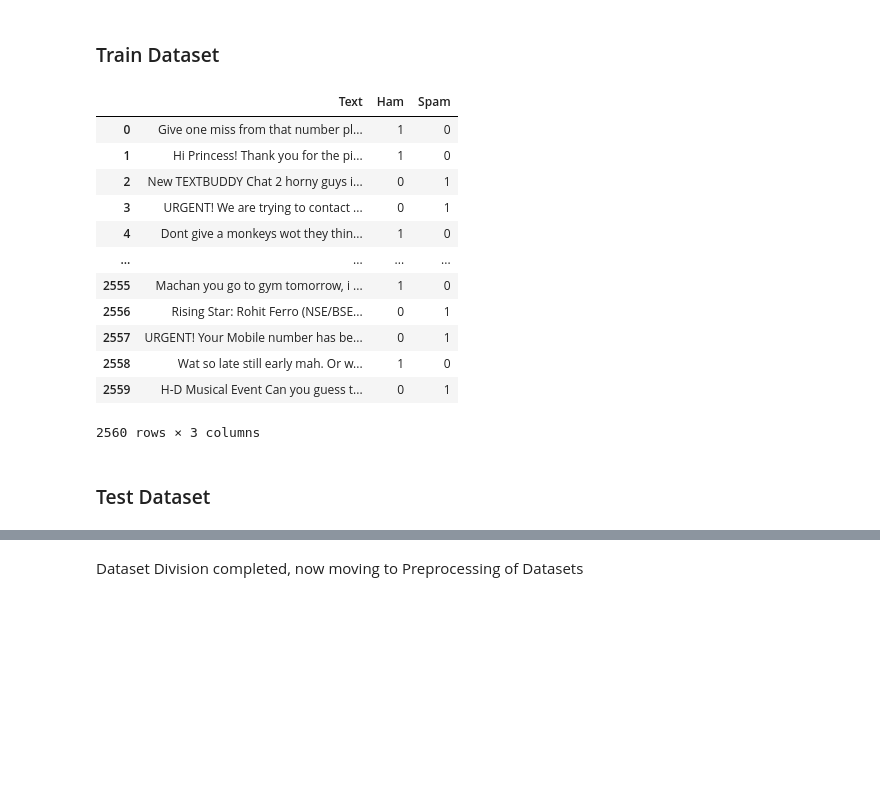
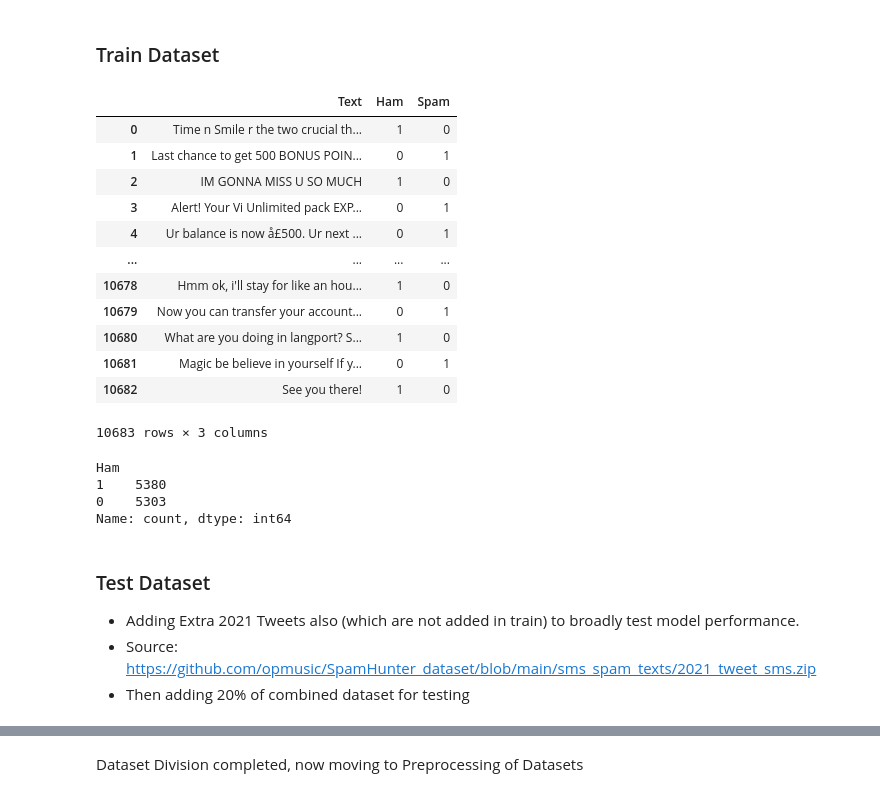
Before and after one commit to GreyHatStyle/Spam-SMS-detection, a Jupyter notebook: ml/spam-ham-detection/data-study.ipynb, the cells around one changed output, grey strips where cells are left out. Cells and saved outputs as stored; diff of their text form; code cells hidden in the pictures; blank space fills up the shorter version.

```diff
--- a/ml/spam-ham-detection/data-study.ipynb
+++ b/ml/spam-ham-detection/data-study.ipynb
@@ -106,7 +301,7 @@ df_indspm
 # %% [markdown]
 ### Combining both datasets
 # %%
-df_comb = pd.concat([df_sphm, df_indspm], axis=0, ignore_index=True)
+df_comb = pd.concat([df_sphm, df_indspm, df_ind2shm, new_shdf, spam_only_df], axis=0, ignore_index=True)
 # %%
 df_comb
 # %% [output]
@@ -130,5 +325,5 @@ df_comb.duplicated().sum()
 # %%
-df_comb.drop_duplicates(inplace=True)
+df_comb.drop_duplicates(inplace=True, ignore_index=True)
 # %%
 df_comb
 # %% [output]
@@ -148,3 +343,6 @@ df_comb
+# %%
+df_comb.dropna(inplace=True)
+df_comb = df_comb[df_comb["v2"].str.strip() != ''].reset_index(drop=True)
 # %%
 sns.countplot(df_comb, x="v1", hue="v1")
 # %% [output]
@@ -227,30 +415,46 @@ df_ham
 # %% [markdown]
 ### Train Dataset
+# %%
+import math
+
+def len_80_percent_finder(df: pd.DataFrame) -> int:
+    size = len(df)
+    return math.ceil(size * (8/10))
 # %%
-# Setting Up Training Dataset
-df_spam_1280 = df_spam.iloc[:1280]
-df_ham_1280 = df_ham.iloc[:1280]
+# Setting Up Training Dataset for balanced values
+df_spam_80_per = df_spam.iloc[:len_80_percent_finder(df_spam)]
+df_ham_80_per = df_ham.iloc[:len_80_percent_finder(df_ham)]
 
-df_train = pd.concat([df_spam_1280, df_ham_1280], axis=0, ignore_index=True)
+df_train = pd.concat([df_spam_80_per, df_ham_80_per], axis=0, ignore_index=True)
 df_train = df_train.sample(frac=1, random_state=42).reset_index(drop=True)
 df_train = pd.get_dummies(df_train, columns=["v1"], dtype=int)
 df_train.columns = ["Text", "Ham", "Spam"]
 df_train
 # %% [output]
 |  | Text | Ham | Spam |
-| 0 | Give one miss from that number pl... | 1 | 0 |
-| 1 | Hi Princess! Thank you for the pi... | 1 | 0 |
-| 2 | New TEXTBUDDY Chat 2 horny guys i... | 0 | 1 |
-| 3 | URGENT! We are trying to contact ... | 0 | 1 |
-| 4 | Dont give a monkeys wot they thin... | 1 | 0 |
+| 0 | Time n Smile r the two crucial th... | 1 | 0 |
+| 1 | Last chance to get 500 BONUS POIN... | 0 | 1 |
+| 2 | IM GONNA MISS U SO MUCH | 1 | 0 |
+| 3 | Alert! Your Vi Unlimited pack EXP... | 0 | 1 |
+| 4 | Ur balance is now å£500. Ur next ... | 0 | 1 |
 | ... | ... | ... | ... |
-| 2555 | Machan you go to gym tomorrow, i ... | 1 | 0 |
-| 2556 | Rising Star: Rohit Ferro (NSE/BSE... | 0 | 1 |
-| 2557 | URGENT! Your Mobile number has be... | 0 | 1 |
-| 2558 | Wat so late still early mah. Or w... | 1 | 0 |
-| 2559 | H-D Musical Event Can you guess t... | 0 | 1 |
+| 10678 | Hmm ok, i'll stay for like an hou... | 1 | 0 |
+| 10679 | Now you can transfer your account... | 0 | 1 |
+| 10680 | What are you doing in langport? S... | 1 | 0 |
+| 10681 | Magic be believe in yourself If y... | 0 | 1 |
+| 10682 | See you there! | 1 | 0 |
-2560 rows × 3 columns
+10683 rows × 3 columns
+# %%
+df_train['Ham'].value_counts()
+# %% [output]
+Ham
+1    5380
+0    5303
+Name: count, dtype: int64
 # %%
 df_train.to_csv("Prepared-Data/train-data.csv", index=False)
 # %% [markdown]
 ### Test Dataset
+- Adding Extra 2021 Tweets also (which are not added in train) to broadly test model performance.
+- Source: https://github.com/opmusic/SpamHunter_dataset/blob/main/sms_spam_texts/2021_tweet_sms.zip
+- Then adding 20% of combined dataset for testing
```
Also changed, not shown: parts of 40 cells of this notebook, 32 other files.
